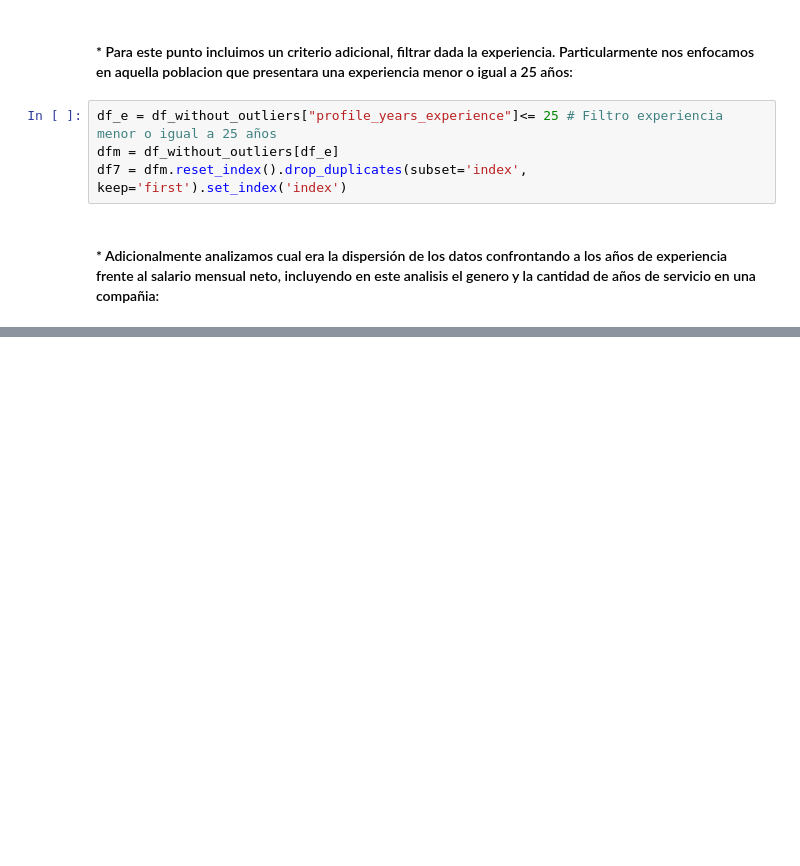
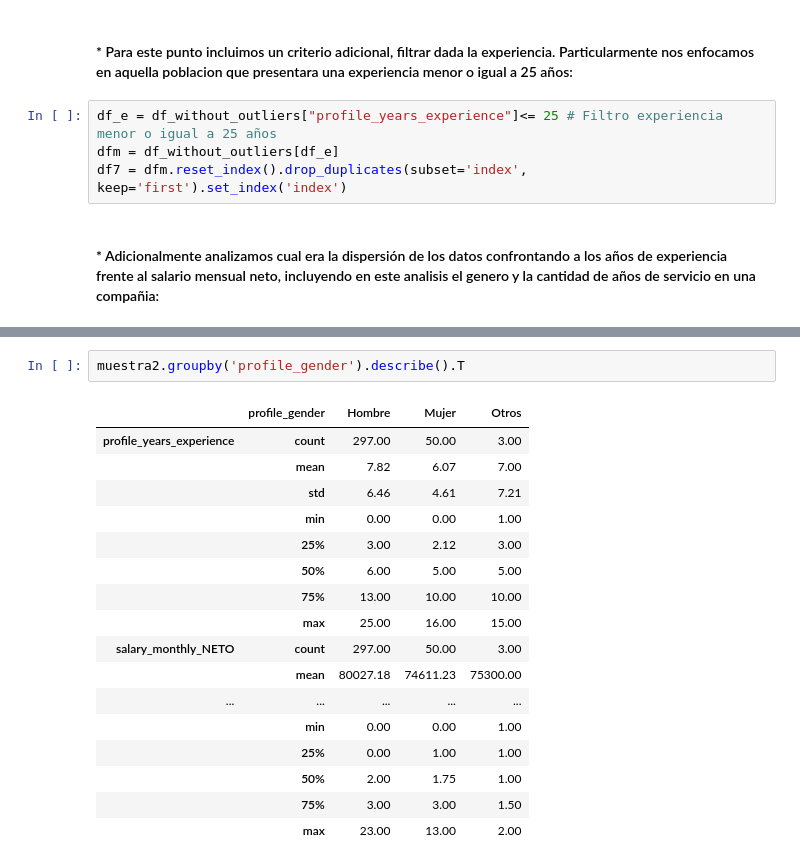
Before and after one commit to argennof/Data_A-V_2022, a Jupyter notebook: Grupo_24_AyVD_Entregable_Parte_1.ipynb, the cells around one changed output, grey strips where cells are left out. Drawn from its saved outputs; the diff is of its cells as text; blank space fills up the shorter version.

```diff
--- a/Grupo_24_AyVD_Entregable_Parte_1.ipynb
+++ b/Grupo_24_AyVD_Entregable_Parte_1.ipynb
@@ -734,0 +739,20 @@ plt.ylabel("Salario mensual Neto ($Ars)");
+# %%
+muestra2.groupby('profile_gender').describe().T
+# %% [output]
+|  | profile_gender | Hombre | Mujer | Otros |
+| profile_years_experience | count | 297.00 | 50.00 | 3.00 |
+|  | mean | 7.82 | 6.07 | 7.00 |
+|  | std | 6.46 | 4.61 | 7.21 |
+|  | min | 0.00 | 0.00 | 1.00 |
+|  | 25% | 3.00 | 2.12 | 3.00 |
+|  | 50% | 6.00 | 5.00 | 5.00 |
+|  | 75% | 13.00 | 10.00 | 10.00 |
+|  | max | 25.00 | 16.00 | 15.00 |
+| salary_monthly_NETO | count | 297.00 | 50.00 | 3.00 |
+|  | mean | 80027.18 | 74611.23 | 75300.00 |
+| ... | ... | ... | ... | ... |
+|  | min | 0.00 | 0.00 | 1.00 |
+|  | 25% | 0.00 | 1.00 | 1.00 |
+|  | 50% | 2.00 | 1.75 | 1.00 |
+|  | 75% | 3.00 | 3.00 | 1.50 |
+|  | max | 23.00 | 13.00 | 2.00 |
```
Also changed, not shown: parts of 8 cells of this notebook.
